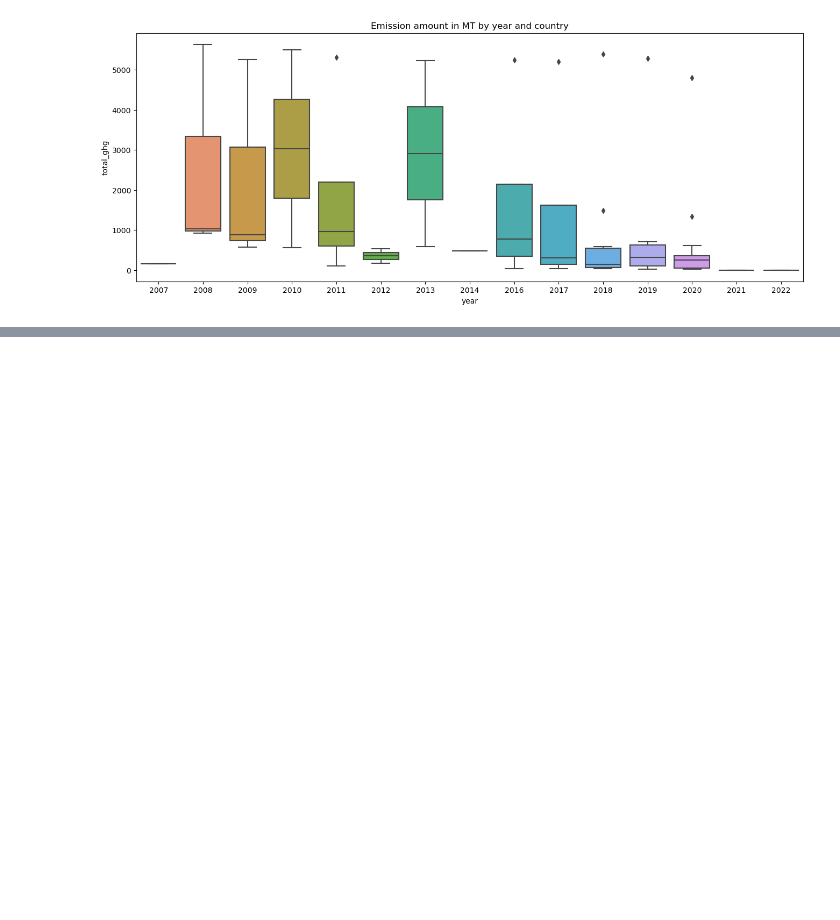
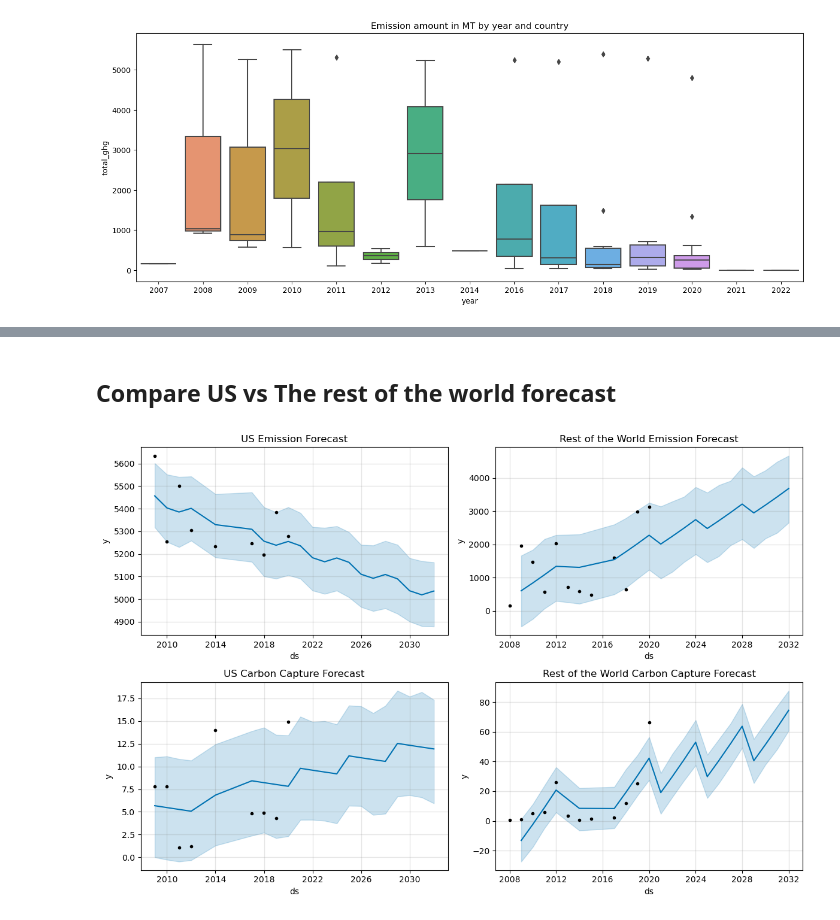
Before and after one commit to LardexTheLarge/AI-Project-1, a Jupyter notebook: Predictive_analysis.ipynb, the cells around one changed output, grey strips where cells are left out. Saved outputs shown, nothing was run; the diff lists cells and outputs as text; code cells hidden in the pictures; blank space fills up the shorter version.

```diff
--- a/Predictive_analysis.ipynb
+++ b/Predictive_analysis.ipynb
@@ -59,8 +60,7 @@ plt.show()
 # %% [output]
 [figure]
 # %%
-# Create a separate model for each country
-prophet_emission = emission_cc_data['year','total_ghg']
-
-prophet_emission = prophet_emission.rename(columns={'year': 'ds', 'total_ghg': 'y'})
+#Convert Year to date data type
+emission_cc_data['year'] = emission_cc_data['year'].apply(lambda year: datetime(int(year), 12, 31))
+emission_cc_data
 # %% [output]
@@ -67,0 +287,26 @@ KeyError: ('year', 'total_ghg')
+# %% [markdown]
+## Compare US vs The rest of the world forecast
+# %%
+#PLot US and the rest of the world forecast
+# Plot forecasts side by side
+fig, ax = plt.subplots(nrows = 2, ncols = 2, figsize=(12, 8))
+
+# Plot for the US forecast
+us_emission_model.plot(us_emission_forecast, ax=ax[0,0])
+ax[0,0].set_title('US Emission Forecast')
+
+# Plot for the World forecast
+world_emission_model.plot(world_emission_forecast, ax=ax[0,1])
+ax[0,1].set_title('Rest of the World Emission Forecast')
+
+us_cc_model.plot(us_cc_forecast, ax=ax[1,0])
+ax[1,0].set_title('US Carbon Capture Forecast')
+
+# Plot for the World forecast
+world_cc_model.plot(world_cc_forecast, ax=ax[1,1])
+ax[1,1].set_title('Rest of the World Carbon Capture Forecast')
+# Show the plots
+
+plt.show()
+# %% [output]
+[figure, added]
```
Also changed, not shown: parts of 14 cells of this notebook.
